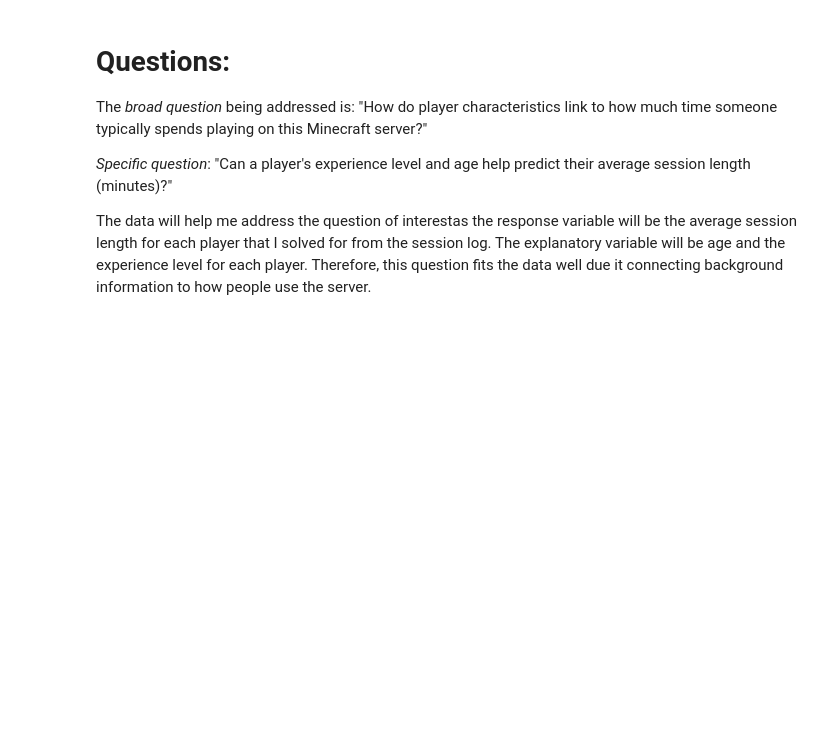
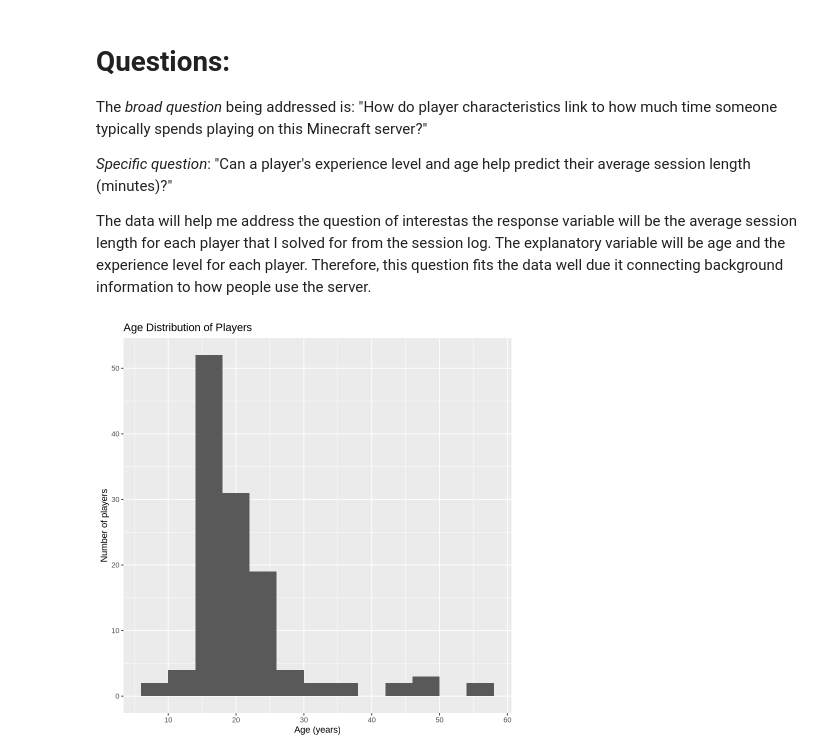
Before and after one commit to pinkd4y/DSCI100-demo, a Jupyter notebook: IndividualProjPortion.ipynb, the cells around one changed output. Drawn from its saved outputs; the diff is of its cells as text; code cells hidden in the pictures; blank space fills up the shorter version.

```diff
--- a/IndividualProjPortion.ipynb
+++ b/IndividualProjPortion.ipynb
@@ -107,3 +107,12 @@ The *broad question* being addressed is: "How do player characteristics link to
 *Specific question*: "Can a player's experience level and age help predict their average session length (minutes)?"
 
 The data will help me address the question of interestas the response variable will be the average session length for each player that I solved for from the session log. The explanatory variable will be age and the experience level for each player. Therefore, this question fits the data well due it connecting background information to how people use the server.
+# %%
+ggplot(data_analysis, aes(x = Age)) +
+    geom_histogram(binwidth = 4) +
+    labs(
+        title = "Age Distribution of Players",
+        x = "Age (years)",
+        y = "Number of players")
+# %% [output]
+[figure, added]
```
Also changed, not shown: parts of 4 cells of this notebook.
